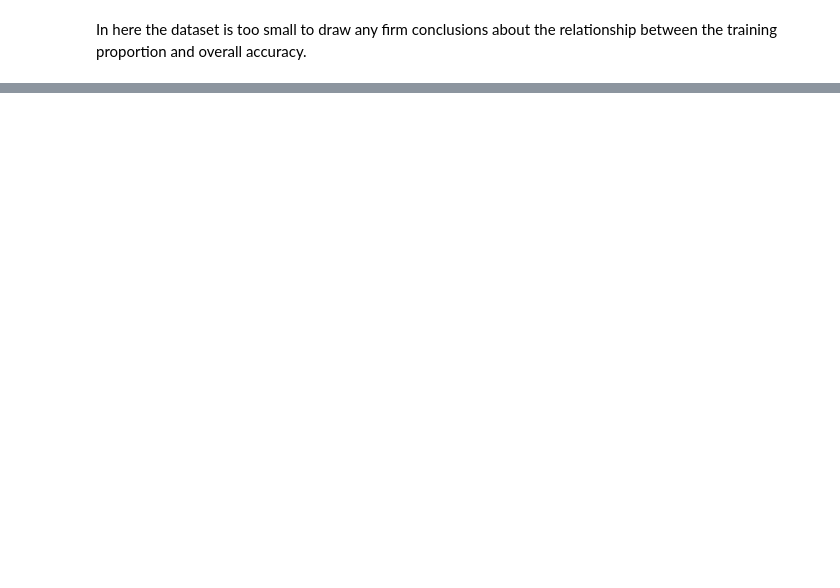
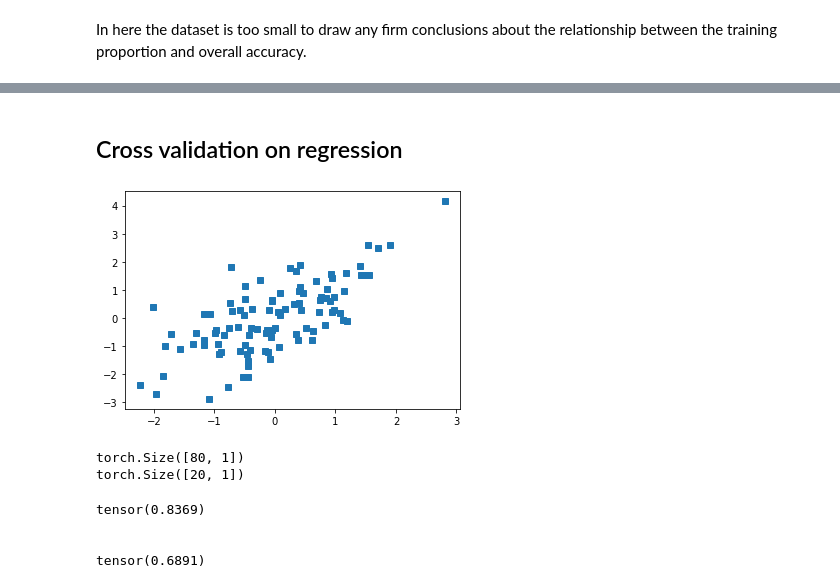
Before and after one commit to ashikshafi08/DUDL-Pytorch, a Jupyter notebook: Overfitting_CV.ipynb, the cells around one changed output, grey strips where cells are left out. Saved outputs shown, nothing was run; the diff lists cells and outputs as text; code cells hidden in the pictures; blank space fills up the shorter version.

```diff
--- a/Overfitting_CV.ipynb
+++ b/Overfitting_CV.ipynb
@@ -401,0 +703,40 @@ In here the dataset is too small to draw any firm conclusions about the relation
+# %% [markdown]
+## Cross validation on regression
+# %%
+N = 100
+x = torch.randn(N , 1)
+y = x + torch.randn(N ,1)
+
+# Plot
+plt.plot(x ,y , 's')
+plt.show()
+# %% [output]
+[figure, added]
+# %%
+ # A Continous model
+ANNreg = nn.Sequential(
+    nn.Linear(1 , 1),
+    nn.ReLU(),
+    nn.Linear(1 , 1)
+)
+
+learningRate = .05
+lossfun = nn.MSELoss()
+optimizer = torch.optim.SGD(ANNreg.parameters() , lr = learningRate)
+
+# Select the data for training
+trainIdx = np.random.choice(range(N) , 80 , replace = False) # random indices
+
+# Initialize vector of Falses
+trainBool = np.zeros(N , dtype = bool)
+
+# With the random indices select the samples that set to be True
+trainBool[trainIdx] = True
+
+
+# Show the sizes
+print(x[trainBool].shape)
+print(x[~trainBool].shape)
+# %% [output]
+torch.Size([80, 1])
+torch.Size([20, 1])
@@ -401,0 +758,14 @@ In here the dataset is too small to draw any firm conclusions about the relation
+# %%
+# Compute losses on the test set
+predYTest= ANNreg(x[~trainBool])
+testLoss = (predYTest - y[~trainBool]).pow(2).mean()
+
+# print out the finall train loss and test loss
+print(loss.detach()) # final step of the training
+print('\n')
+print(testLoss.detach())
+# %% [output]
+tensor(0.8369)
+
+
+tensor(0.6891)
```
Also changed, not shown: parts of 31 cells of this notebook.
